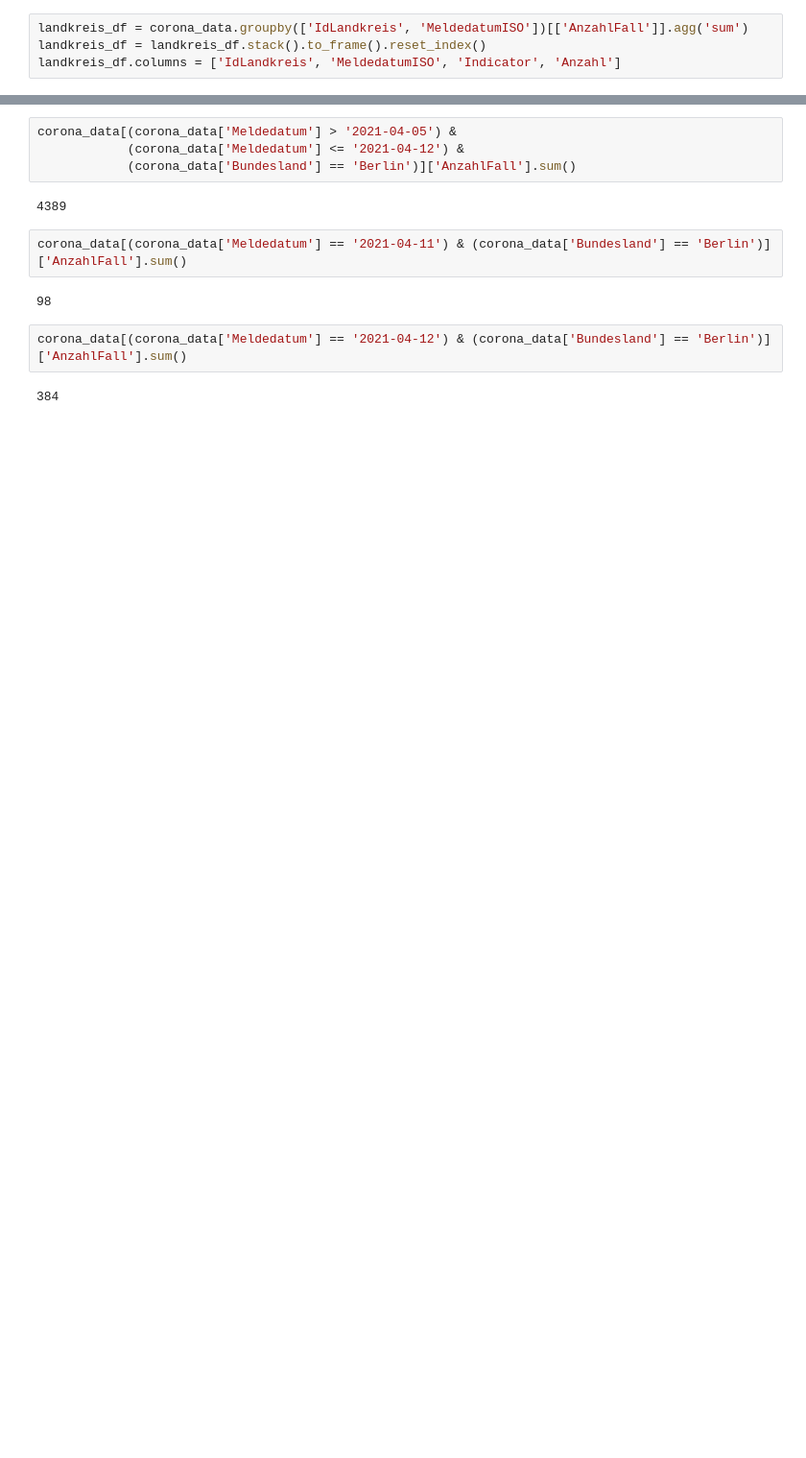
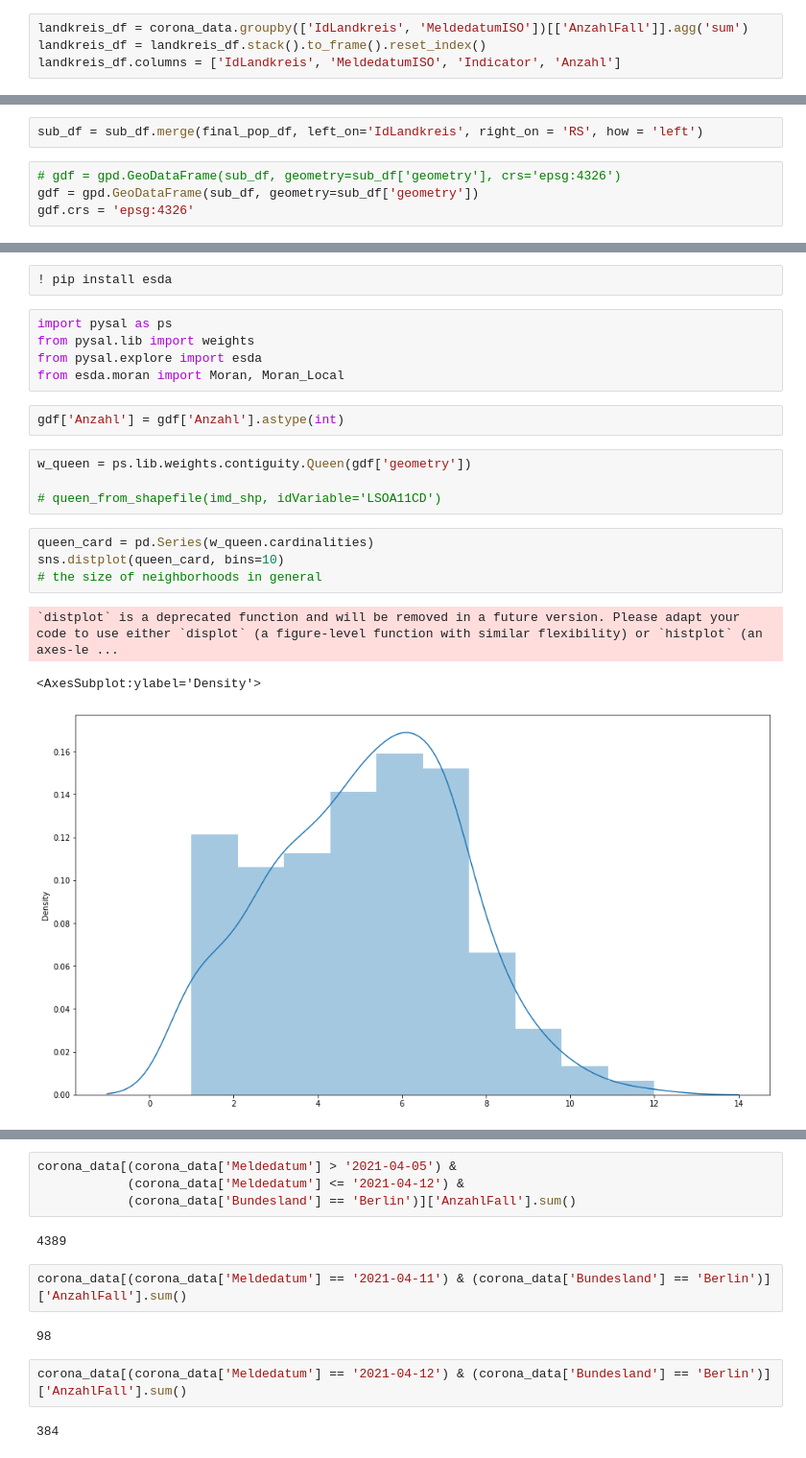
Before and after one commit to gerwolf/webscraping-workshop, a Jupyter notebook: Covid-19/Corona Analysis.ipynb, the cells around one changed output, grey strips where cells are left out. Shown at 96% size. Cells and saved outputs as stored; diff of their text form; blank space fills up the shorter version.

```diff
--- a/Covid-19/Corona Analysis.ipynb
+++ b/Covid-19/Corona Analysis.ipynb
@@ -298,0 +367,6 @@ landkreis_merged[landkreis_data['county'] == 'SK Berlin Mitte']
+# %%
+sub_df = sub_df.merge(final_pop_df, left_on='IdLandkreis', right_on = 'RS', how = 'left')
+# %%
+# gdf = gpd.GeoDataFrame(sub_df, geometry=sub_df['geometry'], crs='epsg:4326')
+gdf = gpd.GeoDataFrame(sub_df, geometry=sub_df['geometry'])
+gdf.crs = 'epsg:4326'
@@ -298,0 +452,21 @@ landkreis_merged[landkreis_data['county'] == 'SK Berlin Mitte']
+# %%
+! pip install esda
+# %%
+import pysal as ps
+from pysal.lib import weights
+from pysal.explore import esda
+from esda.moran import Moran, Moran_Local
+# %%
+gdf['Anzahl'] = gdf['Anzahl'].astype(int)
+# %%
+w_queen = ps.lib.weights.contiguity.Queen(gdf['geometry'])
+
+# queen_from_shapefile(imd_shp, idVariable='LSOA11CD')
+# %%
+queen_card = pd.Series(w_queen.cardinalities)
+sns.distplot(queen_card, bins=10)
+# the size of neighborhoods in general
+# %% [output]
+`distplot` is a deprecated function and will be removed in a future version. Please adapt your code to use either `displot` (a figure-level function with similar flexibility) or `histplot` (an axes-le ...
+<AxesSubplot:ylabel='Density'>
+[figure, added]
```
Also changed, not shown: parts of 114 cells of this notebook, 6 other files.
